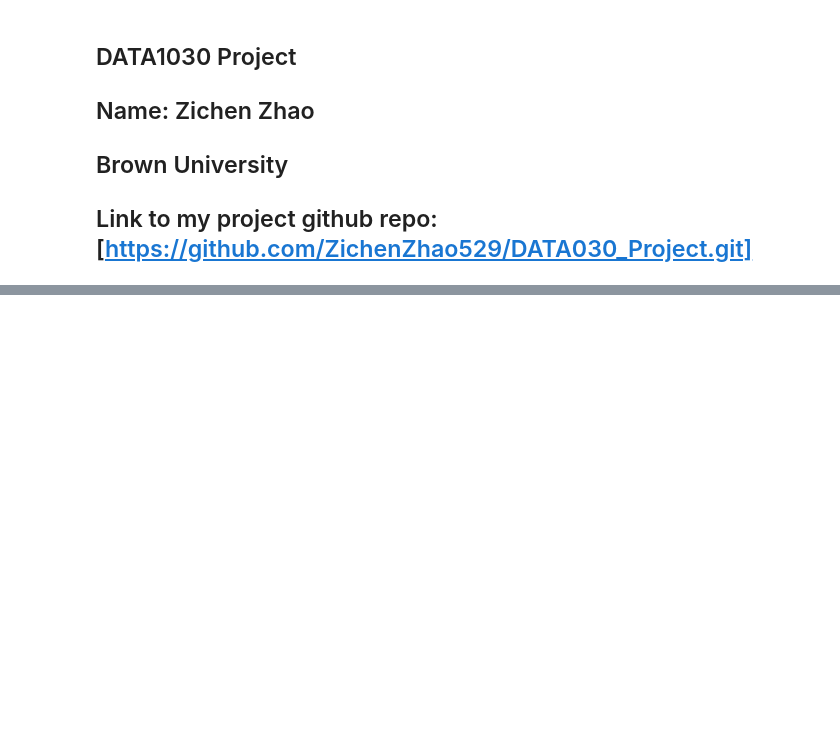
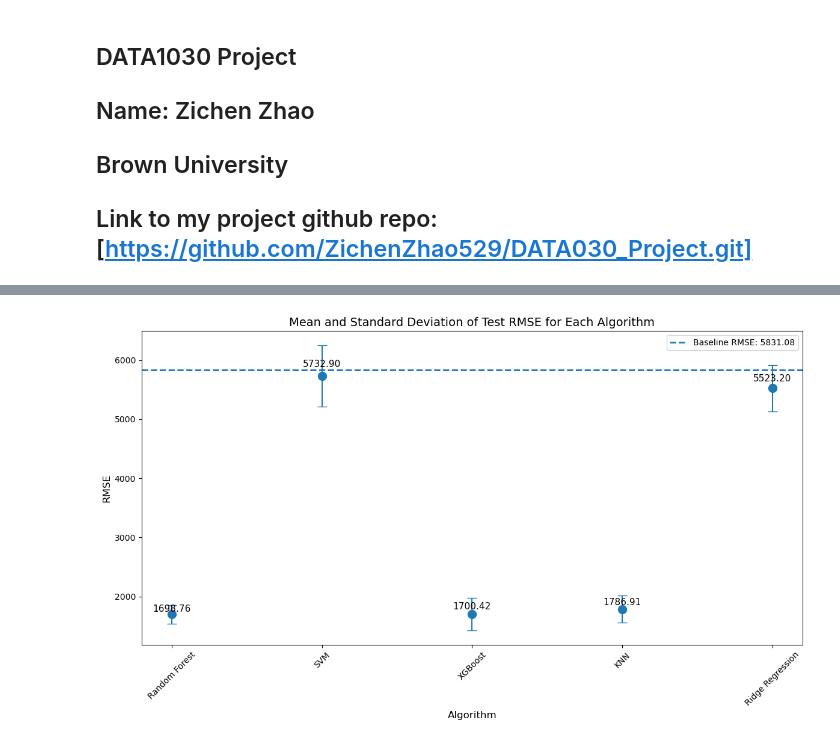
Before and after one commit to ZichenZhao529/DATA1030_Project, a Jupyter notebook: project.ipynb, the cells around one changed output, grey strips where cells are left out. Saved outputs shown, nothing was run; the diff lists cells and outputs as text; code cells hidden in the pictures; blank space fills up the shorter version.

```diff
--- a/project.ipynb
+++ b/project.ipynb
@@ -325,0 +854,15 @@ dtype: int64
+# %%
+import numpy as np
+from sklearn.metrics import mean_squared_error, r2_score
+
+
+#Compute baseline prediction (mean of training target)
+y_baseline_pred = np.full_like(y_val, fill_value=y_train.mean(), dtype=float)
+
+#Compute baseline metrics
+baseline_rmse = np.sqrt(mean_squared_error(y_val, y_baseline_pred))
+baseline_r2 = r2_score(y_val, y_baseline_pred)
+
+print("===== Baseline Regression Model =====")
+print("Baseline RMSE:", baseline_rmse)
+print("Baseline R²:", baseline_r2)
@@ -325,0 +873,72 @@ dtype: int64
+# %%
+import numpy as np
+import matplotlib.pyplot as plt
+
+
+scores_dict = {
+    'Random Forest': RF_Score,
+    'SVM': SVM_Score,
+    'XGBoost': xgb_test_scores,
+    'KNN': KNN_Score,
+    'Ridge Regression': Ridge_Score
+}
+
+
+model_names = []
+means = []
+std_devs = []
+
+print("Average scores and standard deviations:")
+for model, scores in scores_dict.items():
+    model_names.append(model)
+
+    scores = np.array(scores)
+    mean_score = np.mean(scores)
+    std_dev = np.std(scores)
+
+    means.append(mean_score)
+    std_devs.append(std_dev)
+
+    print(f"{model}: Mean = {mean_score:.4f}, Std Dev = {std_dev:.4f}")
+
+#CREATE FINAL PRESENTATION PLOT
+plt.figure(figsize=(12, 7))
+
+plt.errorbar(
+    model_names,
+    means,
+    yerr=std_devs,
+    fmt='o',
+    capsize=6,
+    markersize=10
+)
+
+#LABEL EACH MEAN VALUE
+for i, value in enumerate(means):
+    plt.text(i, value + std_devs[i]*0.3, f"{value:.2f}", ha='center', fontsize=11)
+
+#BASELINE LINE (RMSE BASELINE)
+
+plt.axhline(
+    y=baseline_rmse,
+    linestyle='--',
+    linewidth=2,
+    label=f"Baseline RMSE: {baseline_rmse:.2f}"
+)
+
+#FORMATTING (PRESENTATION READY)
+plt.ylabel("RMSE", fontsize=12)
+plt.xlabel("Algorithm", fontsize=12)
+plt.title(
+    "Mean and Standard Deviation of Test RMSE for Each Algorithm",
+    fontsize=14
+)
+
+plt.xticks(rotation=45)
+plt.legend()
+plt.tight_layout()
+
+
+plt.savefig("Final_Model_Comparison.png", dpi=300, bbox_inches="tight")
+plt.show()
+# %% [output]
@@ -325,0 +951 @@ dtype: int64
+[figure, added]
```
Also changed, not shown: parts of 40 cells of this notebook, 7 other files.
